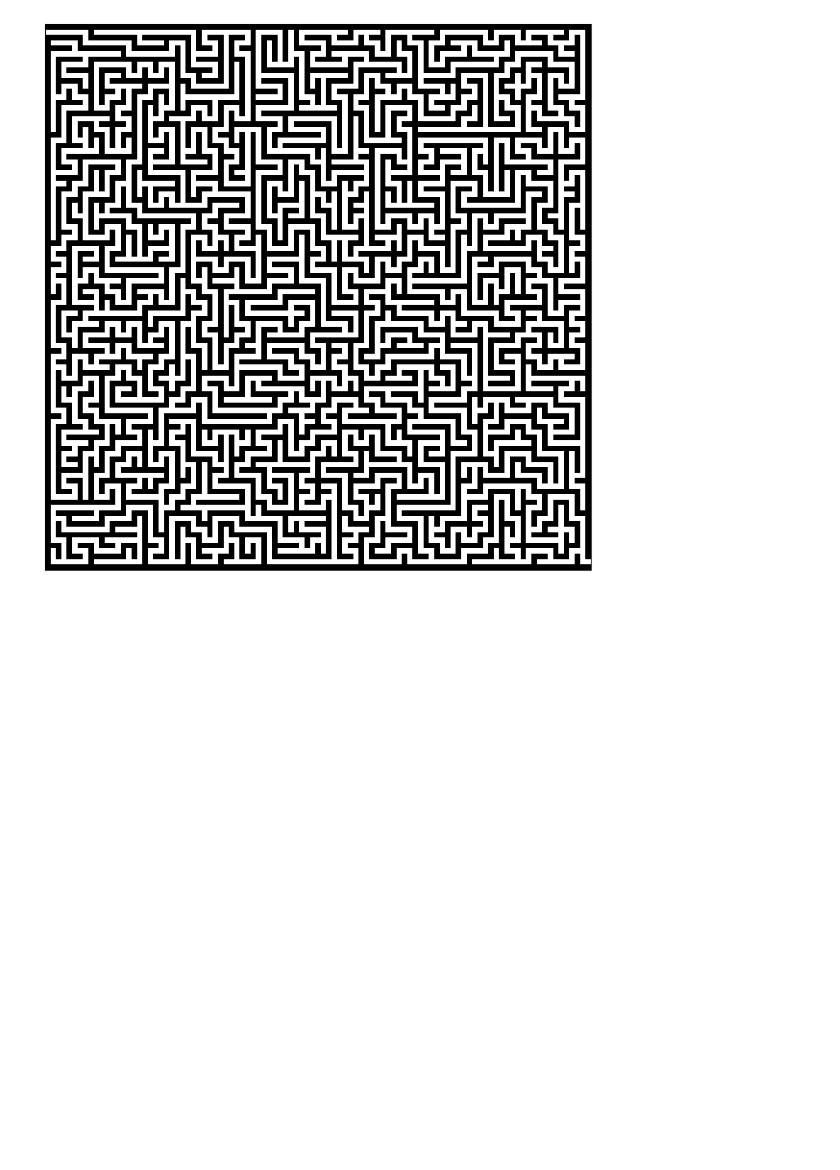
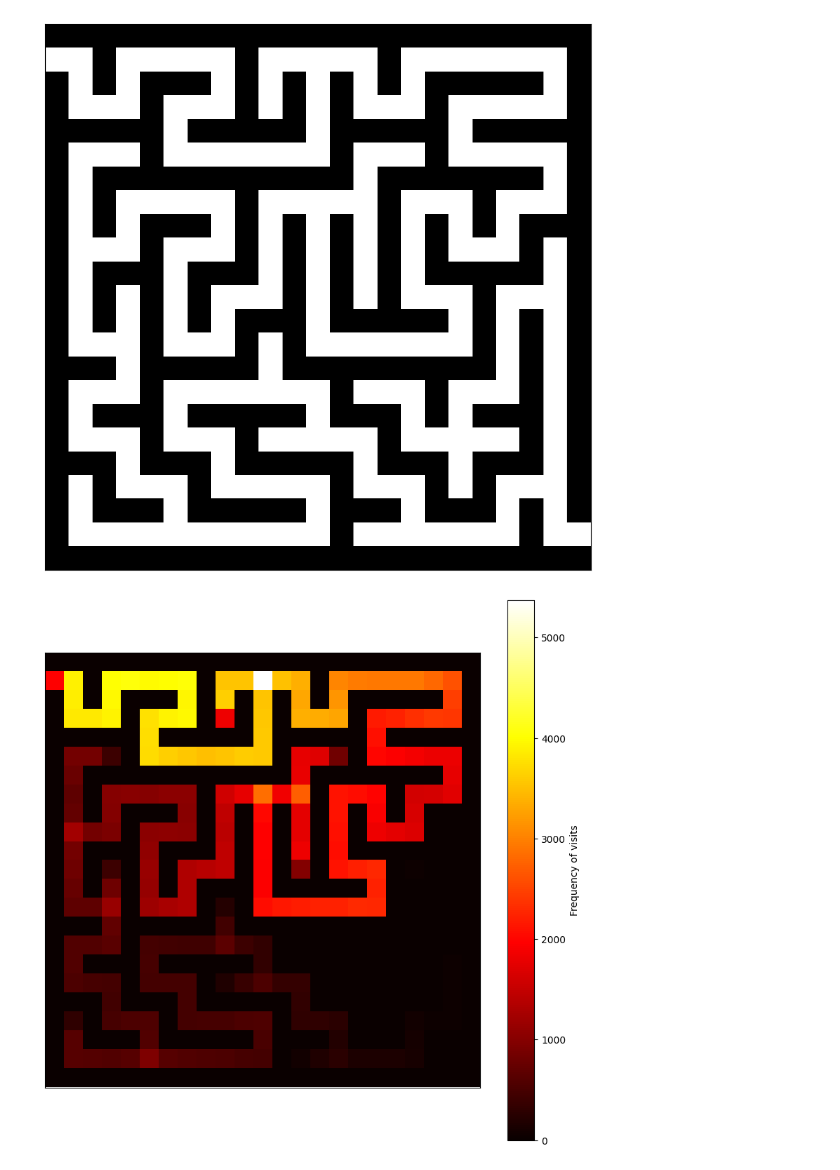
Before and after one commit to aryasuneesh/CTUQHack2024, a Jupyter notebook: mazetest.ipynb, the cells around one changed output. Drawn from its saved outputs; the diff is of its cells as text; code cells hidden in the pictures; blank space fills up the shorter version.

```diff
--- a/mazetest.ipynb
+++ b/mazetest.ipynb
@@ -14,7 +14,7 @@ class Maze:
         self.generate_maze()
 
     def generate_maze(self):
-        # Start maze generation with a recursive backtracking algorithm
+        # maze generation with a recursive backtracking algorithm
         self._recursive_backtracker(1, 1)
         # Ensure start and end points
         self.grid[1, 0] = 0  # Entry
@@ -33,7 +33,7 @@ class Maze:
     def display(self):
         plt.figure(figsize=(10, 10))
         plt.imshow(self.grid, cmap='binary')
-        plt.xticks([]), plt.yticks([])  # Remove ticks
+        plt.xticks([]), plt.yticks([])
         plt.show()
 
 class QuantumWalk2D:
@@ -41,9 +41,13 @@ class QuantumWalk2D:
         self.maze = maze
         self.state = np.zeros((maze.height, maze.width))
         self.position = (1, 0)
+        self.state[1, 0] = 1
 
     def step(self):
         x, y = self.position
+        if (x, y) == (self.maze.width - 2, self.maze.height - 2):
+            return False  # Exit reached
+
         directions = []
         if x + 1 < self.maze.width and self.maze.grid[y, x + 1] == 0:
             directions.append((1, 0))
@@ -52,37 +56,40 @@ class QuantumWalk2D:
         if y + 1 < self.maze.height and self.maze.grid[y + 1, x] == 0:
             directions.append((0, 1))
         if y - 1 >= 0 and self.maze.grid[y - 1, x] == 0:
             directions.append((0, -1))
 
         if directions:
             dx, dy = random.choice(directions)
             nx, ny = x + dx, y + dy
             self.state[ny, nx] += 1
             self.position = (nx, ny)
 
-    def random_walk(self, steps):
-        for _ in range(steps):
-            self.step()
+        return True
+
+    def random_walk(self):
+        while self.step():
+            pass
 
     def solve_maze(self):
         # Perform multiple random walks
-        for _ in range(1):  # Increase this number for better frequency visualization
+        for _ in range(10):  # Increase this number for better frequency visualization
             self.position = (1, 0)  # Reset position to the start
-            self.random_walk(100000000)  # Perform a random walk with more steps
+            self.random_walk()  # Perform a random walk until the exit is reached
 
     def display(self):
         plt.figure(figsize=(10, 10))
         plt.imshow(self.state, cmap='hot', interpolation='nearest')
         plt.colorbar(label='Frequency of visits')
         plt.xticks([]), plt.yticks([])  # Remove ticks
         plt.show()
 
 # Create a maze and a quantum walk instance
-maze = Maze(101, 101)
+maze = Maze(23, 23)
 maze.display()
 
 quantum_walk = QuantumWalk2D(maze)
 quantum_walk.solve_maze()
 quantum_walk.display()
 # %% [output]
-[figure, old version]
+[figure, new version]
+[figure, added]
```
Also changed, not shown: parts of 1 cell of this notebook, 1 other file.
